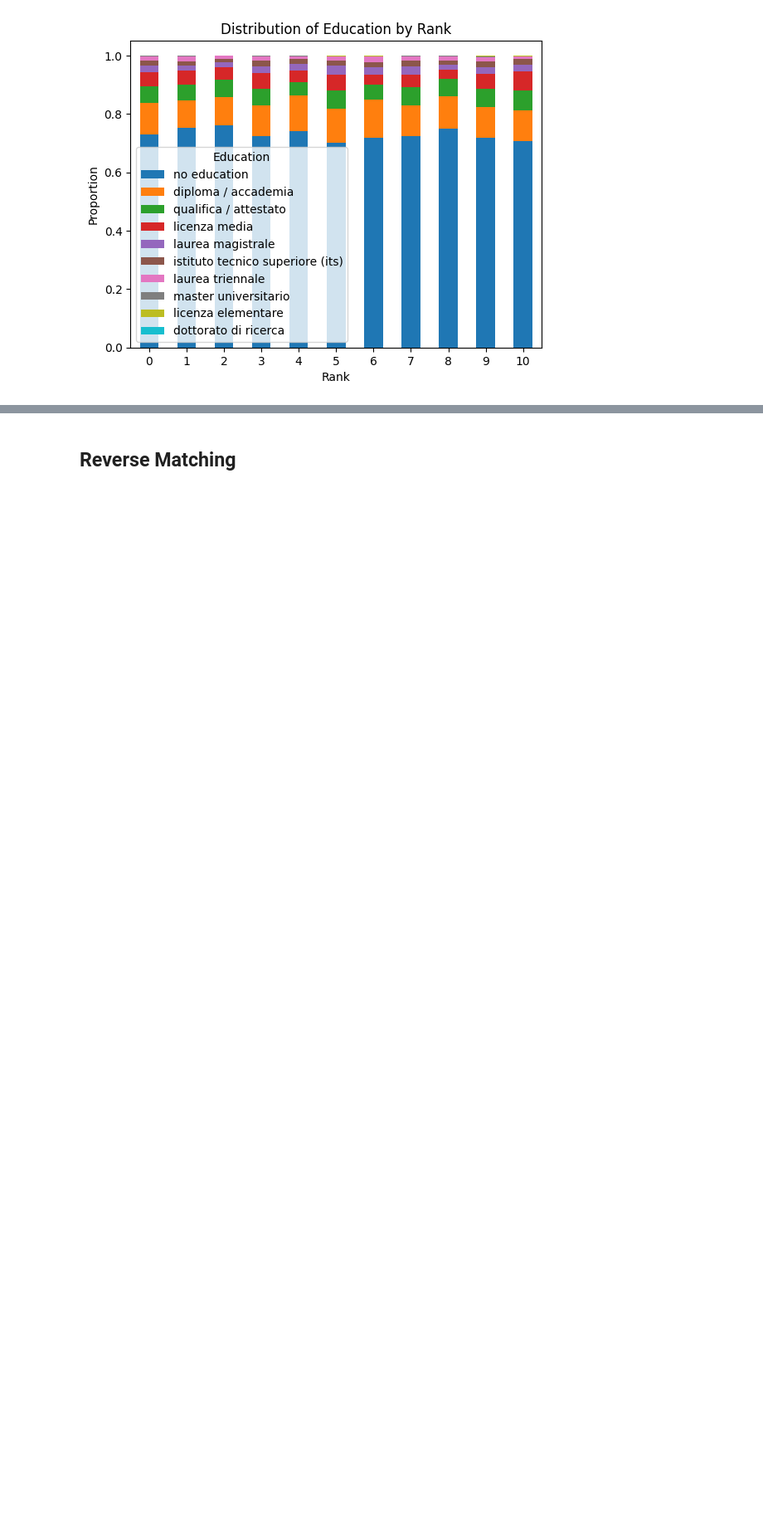
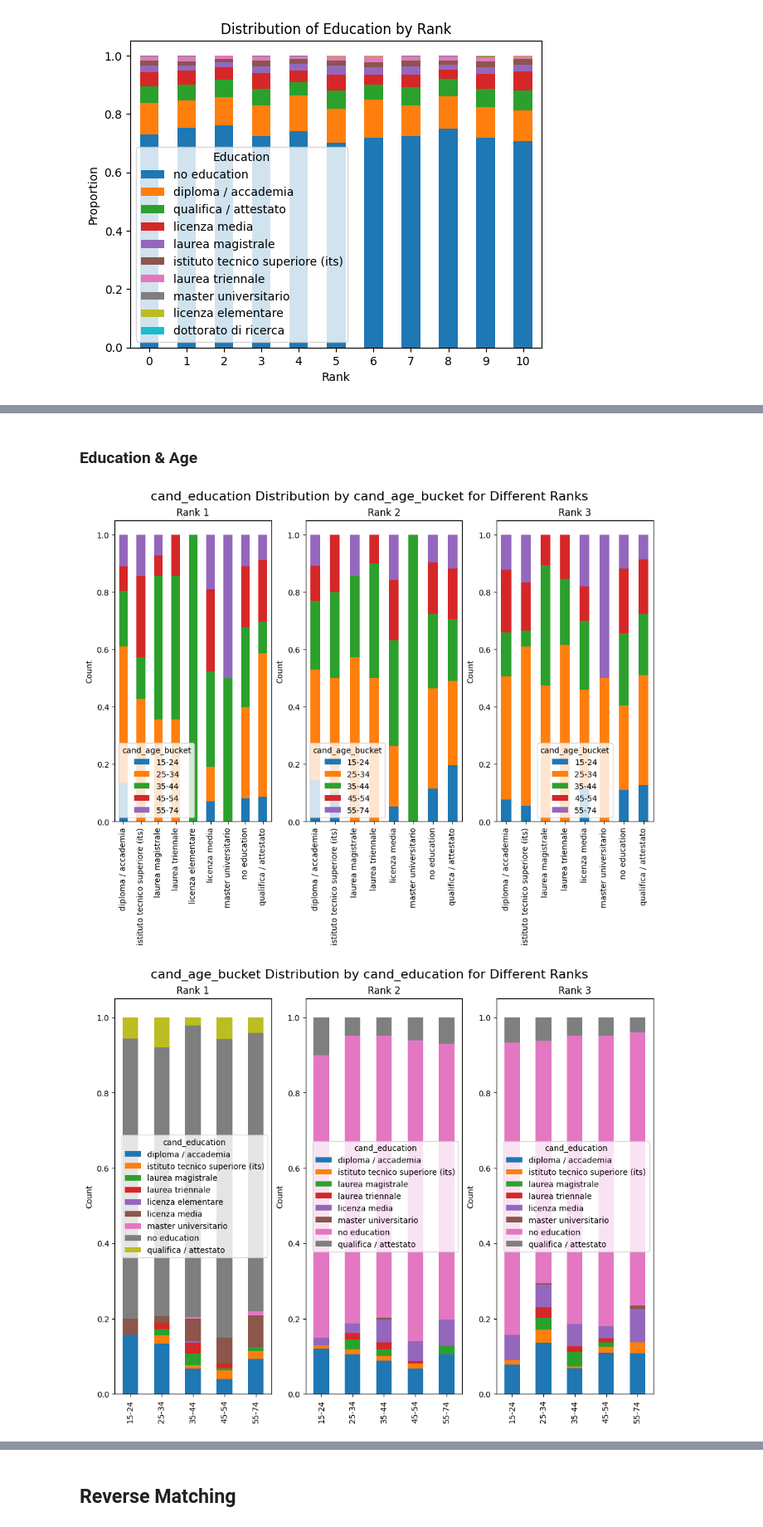
Before and after one commit to lorenzo-massa/Bias-Detection-Mitigation, a Jupyter notebook: AI_industry.ipynb, the cells around one changed output, grey strips where cells are left out. Shown at 83% size. Cells and saved outputs as stored; diff of their text form; code cells hidden in the pictures; blank space fills up the shorter version.

```diff
--- a/AI_industry.ipynb
+++ b/AI_industry.ipynb
@@ -476,0 +527,9 @@ print_feature_distribution(direct_education,'Education')
+# %% [markdown]
+### Education & Age
+# %%
+r = [1,2,3]
+plot_2_features(direct_matching_df.dropna(),'cand_education','cand_age_bucket',r,len(r))
+plot_2_features(direct_matching_df.dropna(),'cand_age_bucket','cand_education',r,len(r))
+# %% [output]
+[figure, added]
+[figure, added]
```
Also changed, not shown: parts of 21 cells of this notebook.
